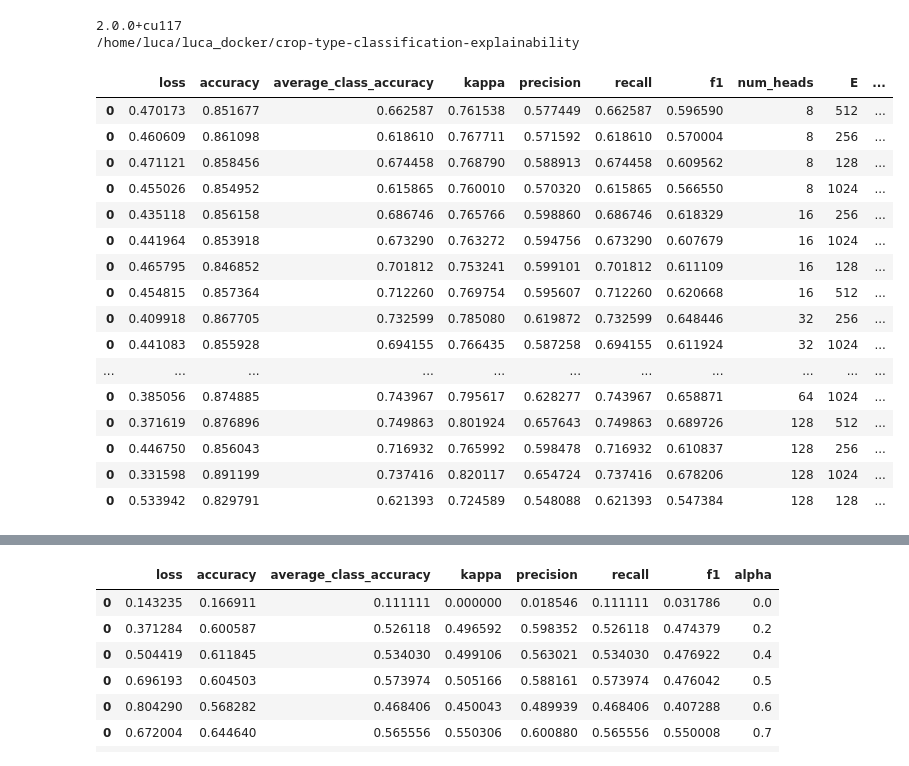
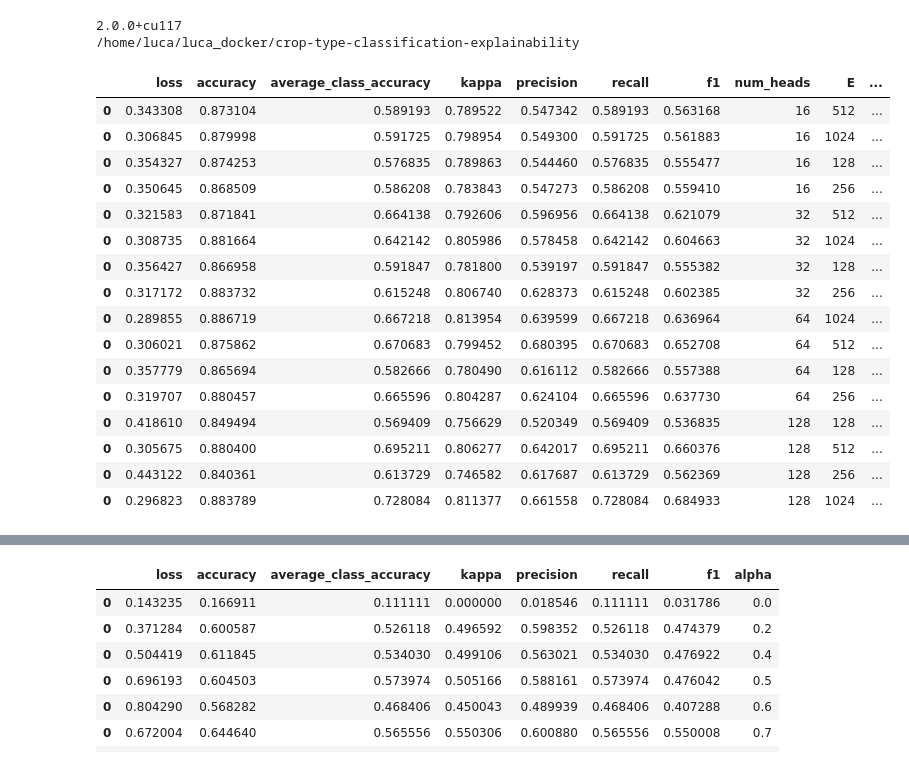
Before and after one commit to IvicaObadic/crop-type-classification-explainability, a Jupyter notebook: notebooks/compare_performances.ipynb, the cells around one changed output, grey strips where cells are left out. Drawn from its saved outputs; the diff is of its cells as text; code cells hidden in the pictures.

```diff
--- a/notebooks/compare_performances.ipynb
+++ b/notebooks/compare_performances.ipynb
@@ -72,50 +72,50 @@ base_path = f"/home/luca/luca_docker/results/crop-type-classification-explainabi
 # List all folders in the base path
 folders = [f for f in os.listdir(base_path) if os.path.isdir(os.path.join(base_path, f))]
 
 classification_metrics = []
 
 # Extract heads and emb_dim values
 extracted_values = []
 for folder in folders:
     match = re.search(r'heads=(\d+),emb_dim=(\d+)', folder)
     if match:
         heads = int(match.group(1))
         emb_dim = int(match.group(2))
 
-        model_path = os.path.join(base_path, folder, 'WCE,gamma=0.0/focal_loss_ratio=100/all_dates')
+        model_path = os.path.join(base_path, folder, 'WCE,gamma=0/focal_loss_ratio=80/all_dates')
         if os.path.isdir(model_path):
             tmstp = os.listdir(model_path)[0]
         else:
             tmstp = ""
 
         if  os.path.isdir(os.path.join(model_path, tmstp, "predictions")):
             class_metrics = pd.read_csv(os.path.join(model_path, tmstp, "predictions/classification_metrics.csv"))
             class_metrics['num_heads'] = heads
             class_metrics['E'] = emb_dim
             class_metrics['scale_factor'] = emb_dim // heads
 
             classification_metrics.append(class_metrics)
 classification_metrics_df = pd.concat(classification_metrics)
 classification_metrics_df = classification_metrics_df[~classification_metrics_df['E'].isin([2048])]
 display(classification_metrics_df.sort_values(by='num_heads'))#, ascending=False))
 # %% [output]
 |  | loss | accuracy | average_class_accuracy | kappa | precision | recall | f1 | num_heads | E | ... |
-| 0 | 0.470173 | 0.851677 | 0.662587 | 0.761538 | 0.577449 | 0.662587 | 0.596590 | 8 | 512 | ... |
-| 0 | 0.460609 | 0.861098 | 0.618610 | 0.767711 | 0.571592 | 0.618610 | 0.570004 | 8 | 256 | ... |
-| 0 | 0.471121 | 0.858456 | 0.674458 | 0.768790 | 0.588913 | 0.674458 | 0.609562 | 8 | 128 | ... |
-| 0 | 0.455026 | 0.854952 | 0.615865 | 0.760010 | 0.570320 | 0.615865 | 0.566550 | 8 | 1024 | ... |
-| 0 | 0.435118 | 0.856158 | 0.686746 | 0.765766 | 0.598860 | 0.686746 | 0.618329 | 16 | 256 | ... |
-| 0 | 0.441964 | 0.853918 | 0.673290 | 0.763272 | 0.594756 | 0.673290 | 0.607679 | 16 | 1024 | ... |
-| 0 | 0.465795 | 0.846852 | 0.701812 | 0.753241 | 0.599101 | 0.701812 | 0.611109 | 16 | 128 | ... |
-| 0 | 0.454815 | 0.857364 | 0.712260 | 0.769754 | 0.595607 | 0.712260 | 0.620668 | 16 | 512 | ... |
-| 0 | 0.409918 | 0.867705 | 0.732599 | 0.785080 | 0.619872 | 0.732599 | 0.648446 | 32 | 256 | ... |
-| 0 | 0.441083 | 0.855928 | 0.694155 | 0.766435 | 0.587258 | 0.694155 | 0.611924 | 32 | 1024 | ... |
-| ... | ... | ... | ... | ... | ... | ... | ... | ... | ... | ... |
-| 0 | 0.385056 | 0.874885 | 0.743967 | 0.795617 | 0.628277 | 0.743967 | 0.658871 | 64 | 1024 | ... |
-| 0 | 0.371619 | 0.876896 | 0.749863 | 0.801924 | 0.657643 | 0.749863 | 0.689726 | 128 | 512 | ... |
-| 0 | 0.446750 | 0.856043 | 0.716932 | 0.765992 | 0.598478 | 0.716932 | 0.610837 | 128 | 256 | ... |
-| 0 | 0.331598 | 0.891199 | 0.737416 | 0.820117 | 0.654724 | 0.737416 | 0.678206 | 128 | 1024 | ... |
-| 0 | 0.533942 | 0.829791 | 0.621393 | 0.724589 | 0.548088 | 0.621393 | 0.547384 | 128 | 128 | ... |
+| 0 | 0.343308 | 0.873104 | 0.589193 | 0.789522 | 0.547342 | 0.589193 | 0.563168 | 16 | 512 | ... |
+| 0 | 0.306845 | 0.879998 | 0.591725 | 0.798954 | 0.549300 | 0.591725 | 0.561883 | 16 | 1024 | ... |
+| 0 | 0.354327 | 0.874253 | 0.576835 | 0.789863 | 0.544460 | 0.576835 | 0.555477 | 16 | 128 | ... |
+| 0 | 0.350645 | 0.868509 | 0.586208 | 0.783843 | 0.547273 | 0.586208 | 0.559410 | 16 | 256 | ... |
+| 0 | 0.321583 | 0.871841 | 0.664138 | 0.792606 | 0.596956 | 0.664138 | 0.621079 | 32 | 512 | ... |
+| 0 | 0.308735 | 0.881664 | 0.642142 | 0.805986 | 0.578458 | 0.642142 | 0.604663 | 32 | 1024 | ... |
+| 0 | 0.356427 | 0.866958 | 0.591847 | 0.781800 | 0.539197 | 0.591847 | 0.555382 | 32 | 128 | ... |
+| 0 | 0.317172 | 0.883732 | 0.615248 | 0.806740 | 0.628373 | 0.615248 | 0.602385 | 32 | 256 | ... |
+| 0 | 0.289855 | 0.886719 | 0.667218 | 0.813954 | 0.639599 | 0.667218 | 0.636964 | 64 | 1024 | ... |
+| 0 | 0.306021 | 0.875862 | 0.670683 | 0.799452 | 0.680395 | 0.670683 | 0.652708 | 64 | 512 | ... |
+| 0 | 0.357779 | 0.865694 | 0.582666 | 0.780490 | 0.616112 | 0.582666 | 0.557388 | 64 | 128 | ... |
+| 0 | 0.319707 | 0.880457 | 0.665596 | 0.804287 | 0.624104 | 0.665596 | 0.637730 | 64 | 256 | ... |
+| 0 | 0.418610 | 0.849494 | 0.569409 | 0.756629 | 0.520349 | 0.569409 | 0.536835 | 128 | 128 | ... |
+| 0 | 0.305675 | 0.880400 | 0.695211 | 0.806277 | 0.642017 | 0.695211 | 0.660376 | 128 | 512 | ... |
+| 0 | 0.443122 | 0.840361 | 0.613729 | 0.746582 | 0.617687 | 0.613729 | 0.562369 | 128 | 256 | ... |
+| 0 | 0.296823 | 0.883789 | 0.728084 | 0.811377 | 0.661558 | 0.728084 | 0.684933 | 128 | 1024 | ... |
 # %%
 classification_metrics = []
 
```
Also changed, not shown: parts of 1 cell of this notebook, 7 other files.
